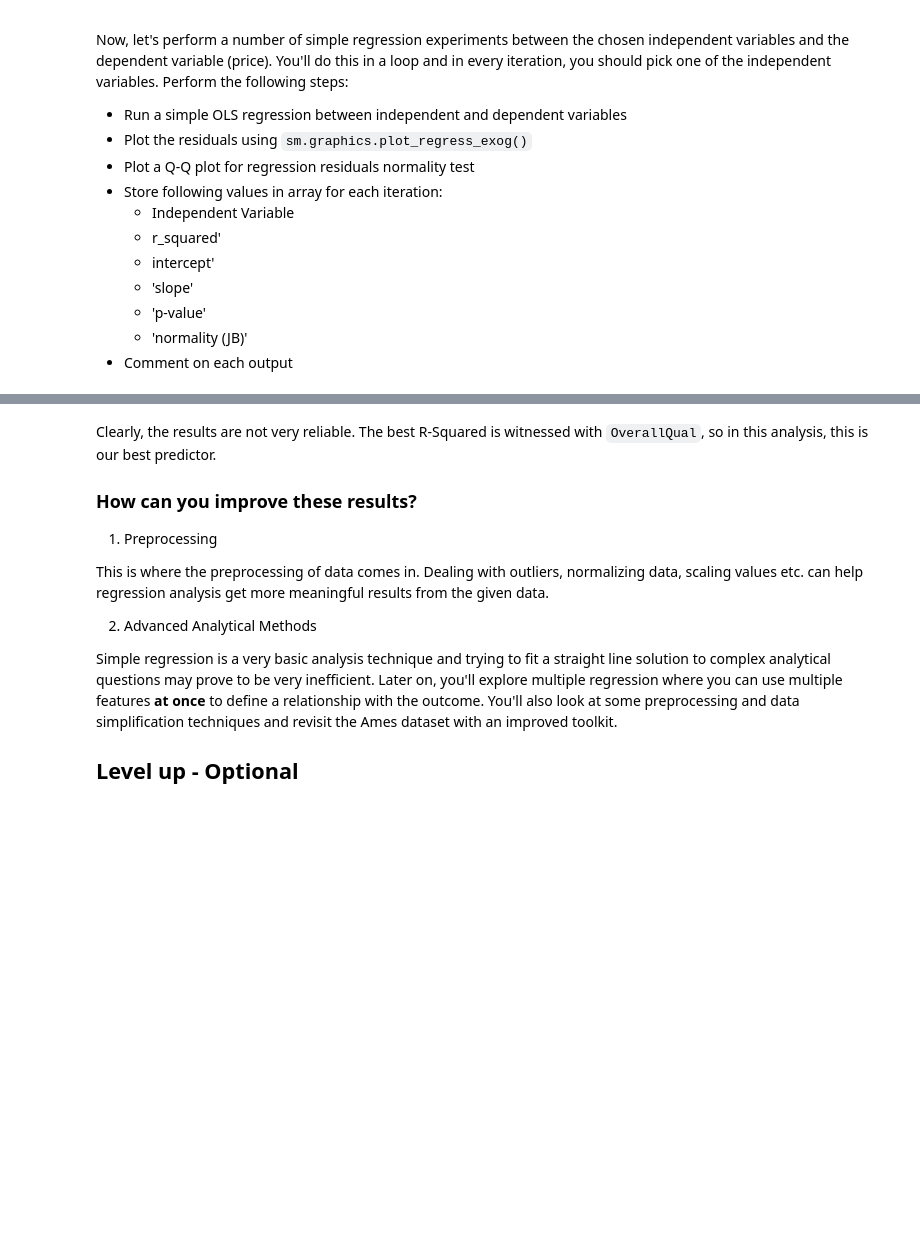
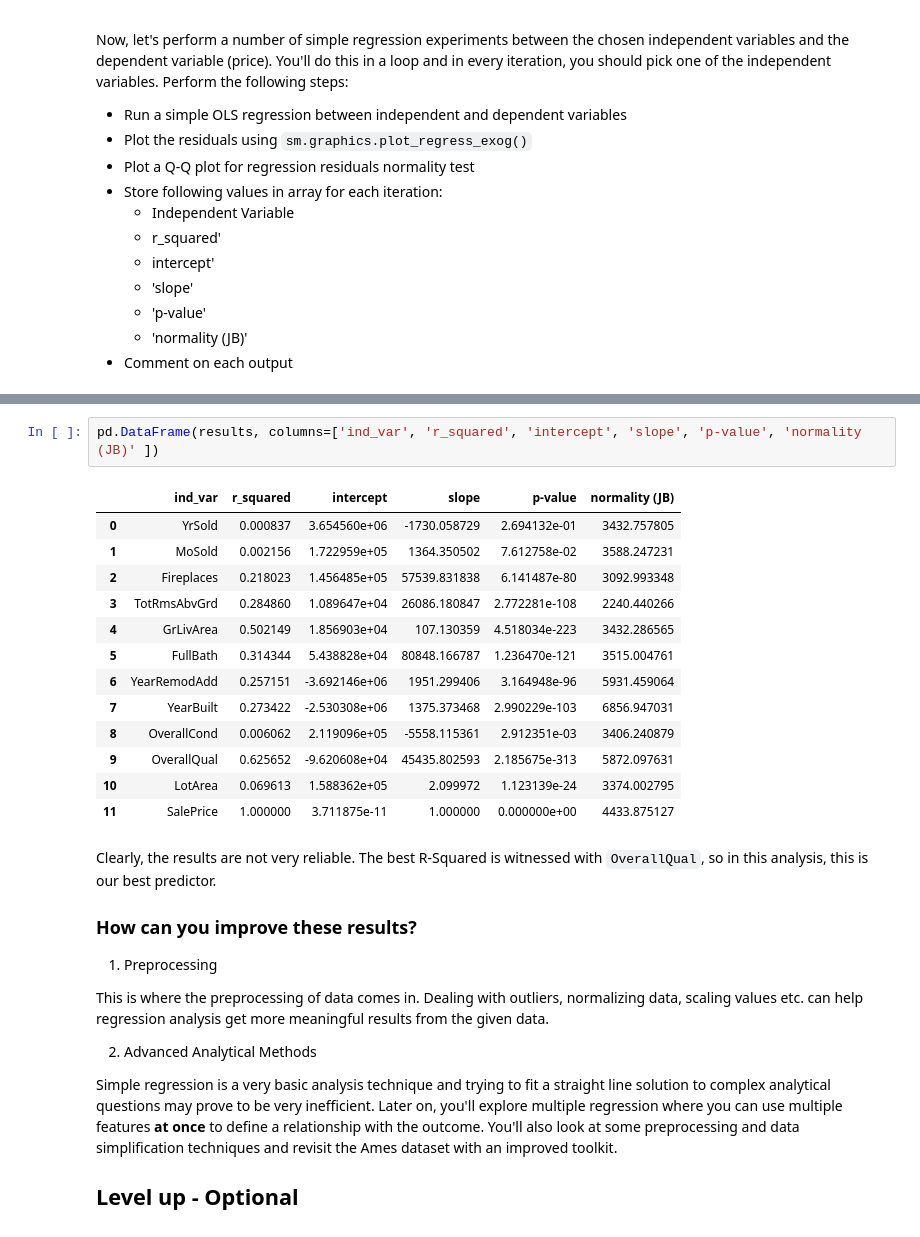
Before and after one commit to victormuuo07/dsc-regression-boston-lab, a Jupyter notebook: index.ipynb, the cells around one changed output, grey strips where cells are left out. Cells and saved outputs as stored; diff of their text form; blank space fills up the shorter version.

```diff
--- a/index.ipynb
+++ b/index.ipynb
@@ -92,3 +136,19 @@ Now, let's perform a number of simple regression experiments between the chosen
+# %%
+pd.DataFrame(results, columns=['ind_var', 'r_squared', 'intercept', 'slope', 'p-value', 'normality (JB)' ])
+# %% [output]
+|  | ind_var | r_squared | intercept | slope | p-value | normality (JB) |
+| 0 | YrSold | 0.000837 | 3.654560e+06 | -1730.058729 | 2.694132e-01 | 3432.757805 |
+| 1 | MoSold | 0.002156 | 1.722959e+05 | 1364.350502 | 7.612758e-02 | 3588.247231 |
+| 2 | Fireplaces | 0.218023 | 1.456485e+05 | 57539.831838 | 6.141487e-80 | 3092.993348 |
+| 3 | TotRmsAbvGrd | 0.284860 | 1.089647e+04 | 26086.180847 | 2.772281e-108 | 2240.440266 |
+| 4 | GrLivArea | 0.502149 | 1.856903e+04 | 107.130359 | 4.518034e-223 | 3432.286565 |
+| 5 | FullBath | 0.314344 | 5.438828e+04 | 80848.166787 | 1.236470e-121 | 3515.004761 |
+| 6 | YearRemodAdd | 0.257151 | -3.692146e+06 | 1951.299406 | 3.164948e-96 | 5931.459064 |
+| 7 | YearBuilt | 0.273422 | -2.530308e+06 | 1375.373468 | 2.990229e-103 | 6856.947031 |
+| 8 | OverallCond | 0.006062 | 2.119096e+05 | -5558.115361 | 2.912351e-03 | 3406.240879 |
+| 9 | OverallQual | 0.625652 | -9.620608e+04 | 45435.802593 | 2.185675e-313 | 5872.097631 |
+| 10 | LotArea | 0.069613 | 1.588362e+05 | 2.099972 | 1.123139e-24 | 3374.002795 |
+| 11 | SalePrice | 1.000000 | 3.711875e-11 | 1.000000 | 0.000000e+00 | 4433.875127 |
 # %% [markdown]
 Clearly, the results are not very reliable. The best R-Squared is witnessed with `OverallQual`, so in this analysis, this is our best predictor.
 
```
Also changed, not shown: parts of 3 cells of this notebook.
